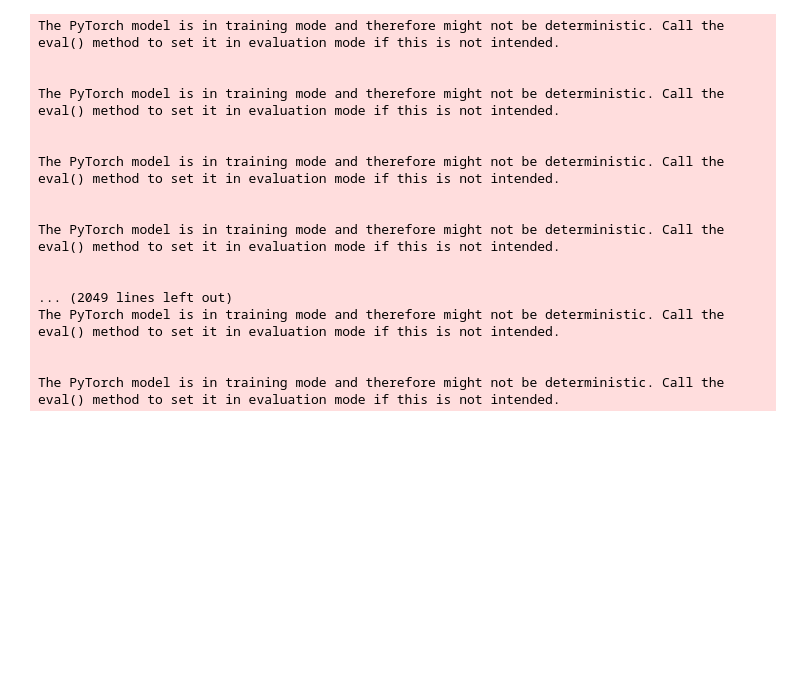
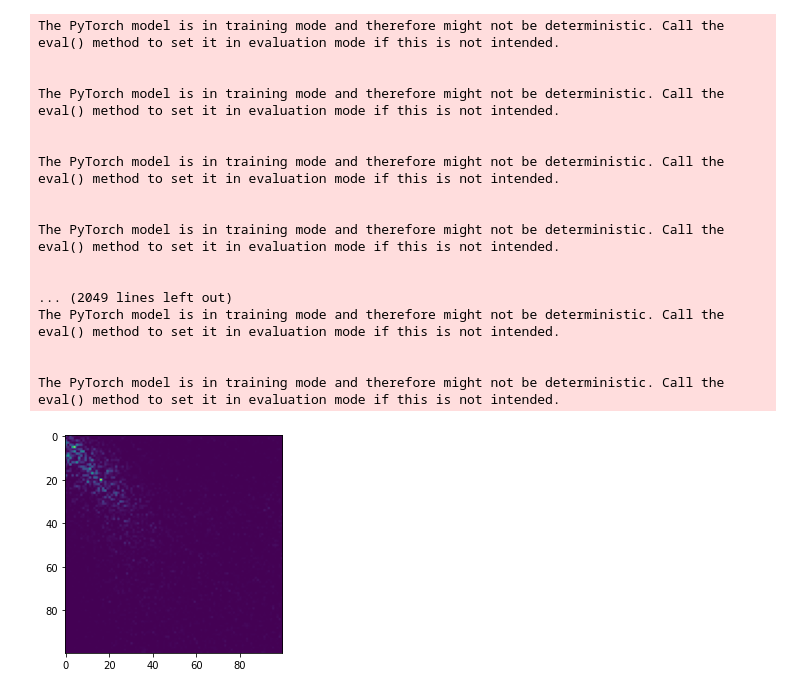
Before and after one commit to raphaelreinauer/giotto-deep, a Jupyter notebook: examples/networkEvolution.ipynb, the cells around one changed output. Saved outputs shown, nothing was run; the diff lists cells and outputs as text; code cells hidden in the pictures; blank space fills up the shorter version.

```diff
--- a/examples/networkEvolution.ipynb
+++ b/examples/networkEvolution.ipynb
@@ -399,3 +399,16 @@ The PyTorch model is in training mode and therefore might not be deterministic.
 
 
 The PyTorch model is in training mode and therefore might not be deterministic. Call the eval() method to set it in evaluation mode if this is not intended.
+# %%
+weights1 = [A.detach() for A in list(m.parameters())]
+weights2 = [A.detach() for A in list(m1s2.parameters())]
+# %%
+# Gram matrix of input
+_,_,Vi = torch.svd(weights1[0])
+_,_,Vj = torch.svd(weights2[0])
+Vi,Vj = Vi.to('cpu'),Vj.to('cpu')
+gram = Vi.T@Vj
+plt.imshow((gram**2))
+plt.show()
+# %% [output]
+[figure, added]
```
